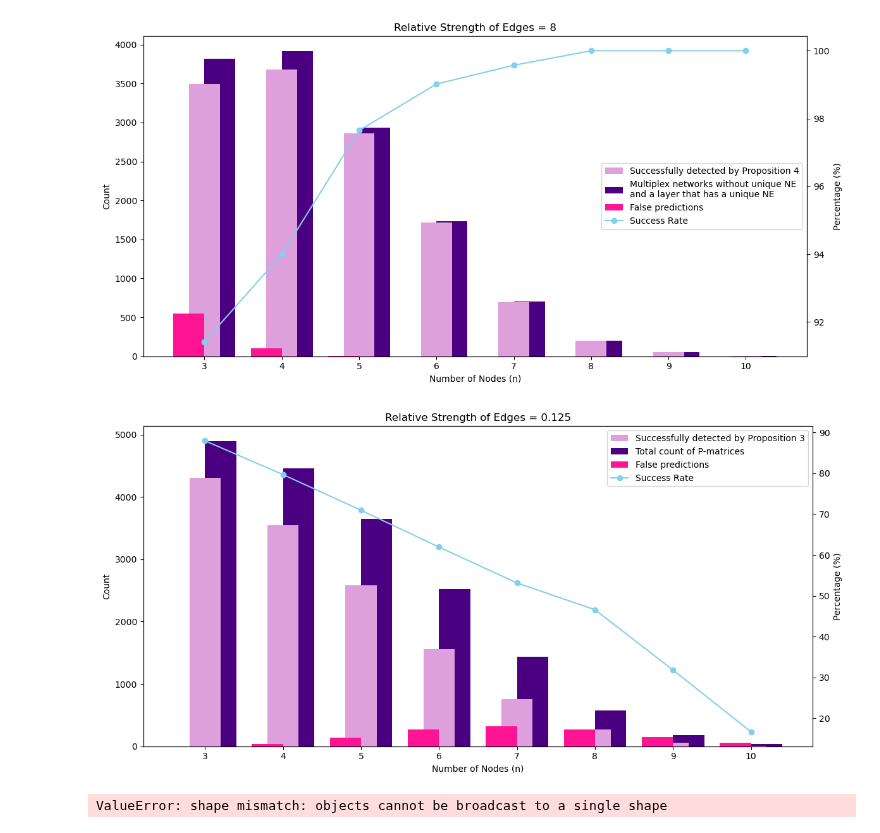
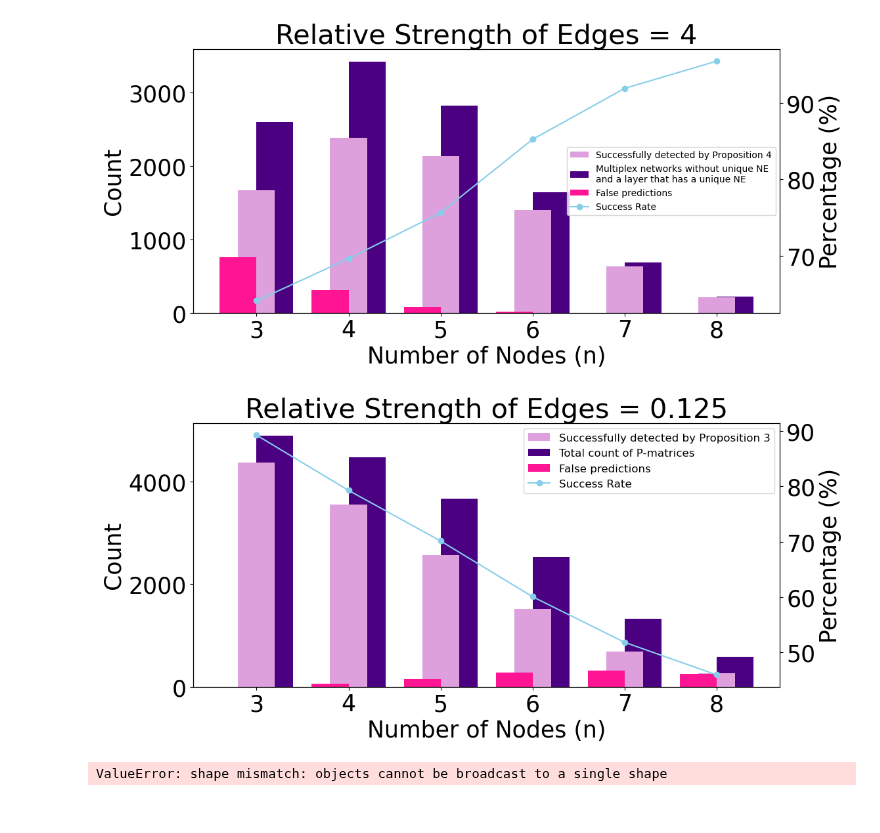
Before and after one commit to RamanEbrahimi/Research, a Jupyter notebook: MultilayerGame/generate_p_matrix.ipynb, the cells around one changed output. Drawn from its saved outputs; the diff is of its cells as text; code cells hidden in the pictures.

```diff
--- a/MultilayerGame/generate_p_matrix.ipynb
+++ b/MultilayerGame/generate_p_matrix.ipynb
@@ -160,10 +160,12 @@ def generate_matrix(n):
 # plt.show()
 # %%
 # FOR STRENGTH = 4
-n_list = [3, 4, 5, 6, 7, 8, 9, 10]
+n_list = [3, 4, 5, 6, 7, 8]
 kappa = 0.5
 iterations = 5000
-strength = 8  # Example strength value
+strength = 4  # Example strength value
+
+plt.rcParams.update({'font.size': 25})  # Sets the default font size to 16
 
 # Bar colors
 bar_color1 = 'plum'
@@ -224,41 +226,43 @@ bar2 = plt.bar(x + width/2, total_counts, width, color=bar_color2)
 bar1 = plt.bar(x, condition_true_counts, width, color=bar_color1)
 bar3 = plt.bar(x - width/2, false_positive_list, width, color='deeppink')
 
 plt.xlabel('Number of Nodes (n)')
 plt.ylabel('Count')
 plt.title(f'Relative Strength of Edges = {strength}')
 plt.xticks(x, n_list)
 
 # Create a twin y-axis for the percentage plot
 ax2 = plt.gca().twinx()
 
 # Calculate percentages for each 'n'
 percent_success = [(ctc / tc * 100) if tc else 0 for tc, ctc in zip(total_counts, condition_true_counts)]
 percent_false = [(fp / tc * 100) if tc else 0 for tc, fp in zip(total_counts, false_positive_list)]
 
 line_x = x
 line_plot, = ax2.plot(line_x, percent_success, marker='o', color='skyblue', label='Success Rate')
 ax2.set_ylabel('Percentage (%)')
 
 # Set the legend for the bar plots and line plot
 plt.legend([bar1, bar2, bar3, line_plot],
            ['Successfully detected by Proposition 4',
             'Multiplex networks without unique NE\nand a layer that has a unique NE',
             'False predictions',
             'Success Rate'],
-           loc='center right')
+           loc='center right', fontsize=10)
 
 plt.tight_layout()
 plt.savefig('multiplex-prop-neg.png', dpi=600)
 plt.show()
 # %% [output]
-[figure, old version]
+[figure, new version]
 # %%
 # FOR STRENGTH = 0.25
 iterations = 5000
-n_list = [3, 4, 5, 6, 7, 8, 9, 10]
+n_list = [3, 4, 5, 6, 7, 8]
 kappa = 0.5
 strength = 0.125  # Example strength value
+
+plt.rcParams.update({'font.size': 25})  # Sets the default font size to 16
 
 # Prepare the figure
 plt.figure(figsize=(12, 6))
@@ -328,13 +332,13 @@ plt.legend([bar1, bar2, bar3, line_plot],
             'Total count of P-matrices',
             'False predictions',
             'Success Rate'],
-           loc='best')
+           loc='best', fontsize=12)
 
 plt.tight_layout()
 plt.savefig('multiplex-prop-pos.png', dpi=600)
 plt.show()
 # %% [output]
-[figure, old version]
+[figure, new version]
 # %%
 def plot_for_strength_4(ax, n_list, iterations, kappa):
     # Example code for strength = 4
```
Also changed, not shown: 5 other files.
